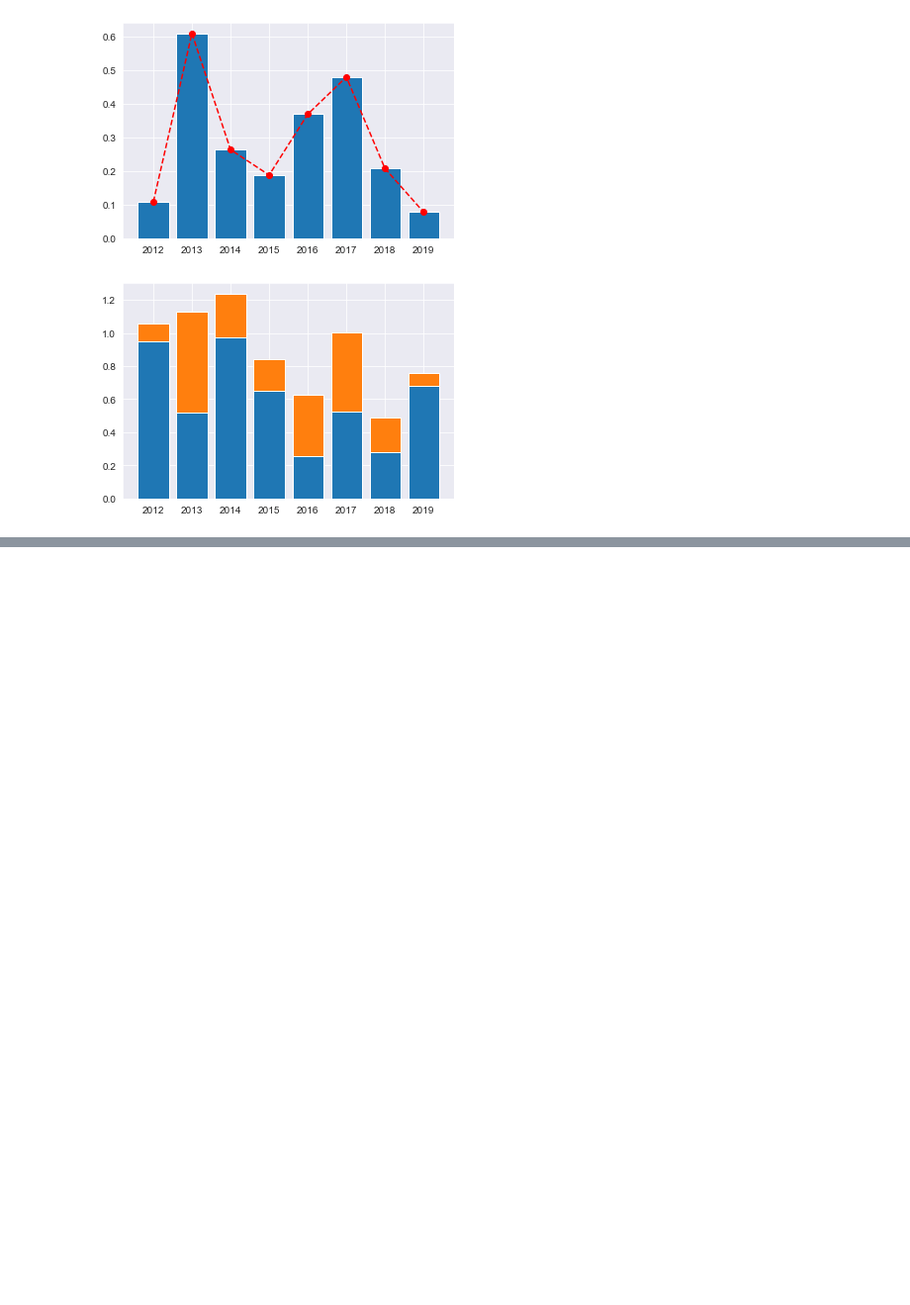
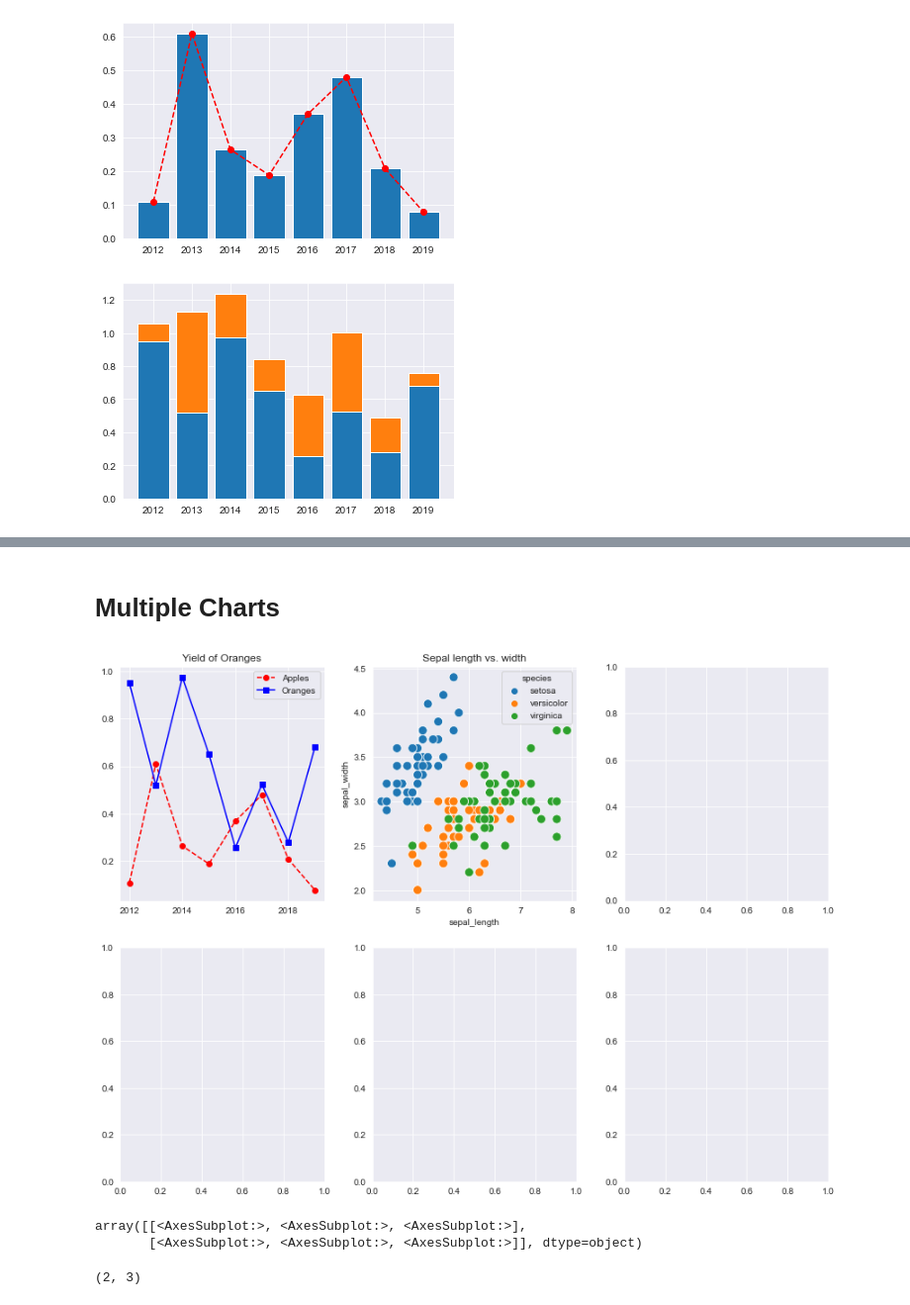
Before and after one commit to mekken2/EDA-Squad, a Jupyter notebook: Jovian_matplot_sns/Jovian_matplotlib_sns.ipynb, the cells around one changed output, grey strips where cells are left out. Shown at 99% size. Drawn from its saved outputs; the diff is of its cells as text; code cells hidden in the pictures; blank space fills up the shorter version.

Commit message:
Added Subplots

```diff
--- a/Jovian_matplot_sns/Jovian_matplotlib_sns.ipynb
+++ b/Jovian_matplot_sns/Jovian_matplotlib_sns.ipynb
@@ -397,0 +398,28 @@ plt.imshow(img)
+# %% [markdown]
+# Multiple Charts
+# %%
+fig, axes = plt.subplots(2,3,figsize=(12,9))
+axes[0,0].plot(yrs, oranges, 'o--r');
+axes[0,0].plot(yrs, apples, 's-b');
+axes[0,0].set_title('Yield of Oranges')
+axes[0,0].legend(['Apples','Oranges'])
+
+axes[0,1].set_title('Sepal length vs. width')
+sns.scatterplot(flowers_df.sepal_length,
+               flowers_df.sepal_width,
+               hue = flowers_df.species,
+               s=100,
+               ax=axes[0,1])
+
+plt.tight_layout(pad=2)
+# %% [output]
+[figure, added]
+# %%
+axes
+# %% [output]
+array([[<AxesSubplot:>, <AxesSubplot:>, <AxesSubplot:>],
+       [<AxesSubplot:>, <AxesSubplot:>, <AxesSubplot:>]], dtype=object)
+# %%
+axes.shape
+# %% [output]
+(2, 3)
```
Also changed, not shown: parts of 44 cells of this notebook.
